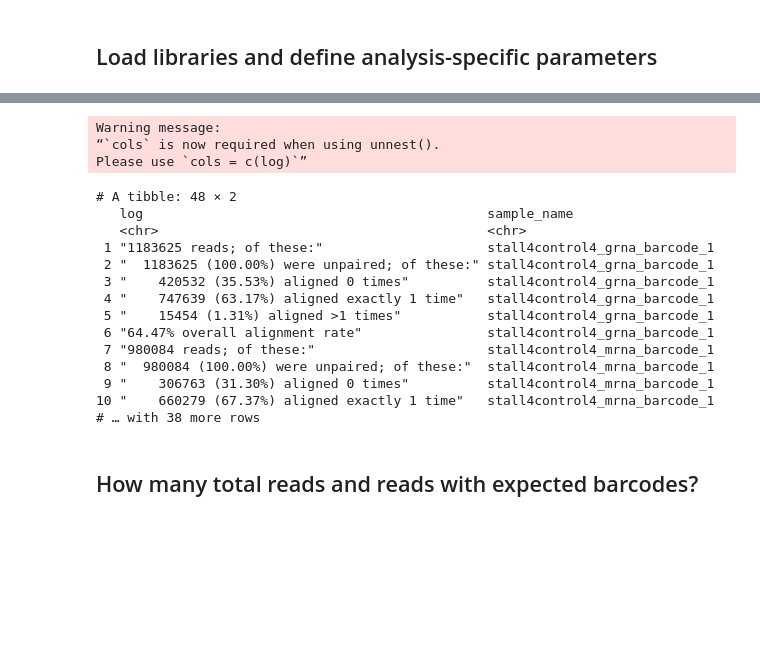
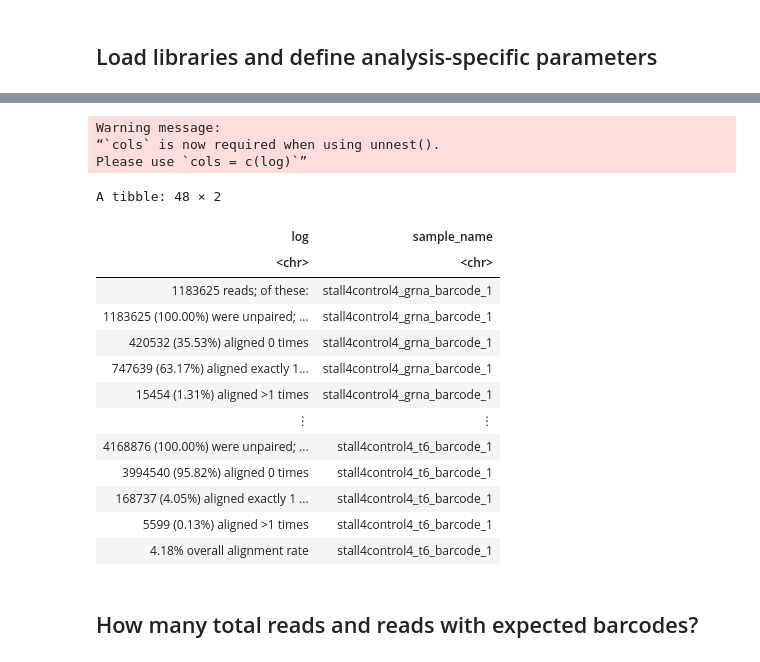
Before and after one commit to rasilab/burke_2022, a Jupyter notebook: analysis/barcode_seq/pool4_mrna/scripts/plot_alignment_statistics.ipynb, the cells around one changed output, grey strips where cells are left out. Drawn from its saved outputs; the diff is of its cells as text; code cells hidden in the pictures; blank space fills up the shorter version.

```diff
--- a/analysis/barcode_seq/pool4_mrna/scripts/plot_alignment_statistics.ipynb
+++ b/analysis/barcode_seq/pool4_mrna/scripts/plot_alignment_statistics.ipynb
@@ -12,29 +16,30 @@ suppressMessages(library(rasilabRtemplates))
 # %%
 align_log <- list.files("../data/alignments/", pattern = "*.log", full.names = T) %>%
   enframe("sno", "file") %>%
   mutate(log = map(file, readLines)) %>%
   mutate(sample_name = str_extract(file, "[^/]+(?=.bowtie2.log)")) %>%
   select(-sno, -file) %>%
-  unnest() %>%
-  print()
+  unnest()
+
+align_log
 # %% [output]
 Warning message:
 “`cols` is now required when using unnest().
 Please use `cols = c(log)`”
-# A tibble: 48 × 2
-   log                                            sample_name
-   <chr>                                          <chr>
- 1 "1183625 reads; of these:"                     stall4control4_grna_barcode_1
- 2 "  1183625 (100.00%) were unpaired; of these:" stall4control4_grna_barcode_1
- 3 "    420532 (35.53%) aligned 0 times"          stall4control4_grna_barcode_1
- 4 "    747639 (63.17%) aligned exactly 1 time"   stall4control4_grna_barcode_1
- 5 "    15454 (1.31%) aligned >1 times"           stall4control4_grna_barcode_1
- 6 "64.47% overall alignment rate"                stall4control4_grna_barcode_1
- 7 "980084 reads; of these:"                      stall4control4_mrna_barcode_1
- 8 "  980084 (100.00%) were unpaired; of these:"  stall4control4_mrna_barcode_1
- 9 "    306763 (31.30%) aligned 0 times"          stall4control4_mrna_barcode_1
-10 "    660279 (67.37%) aligned exactly 1 time"   stall4control4_mrna_barcode_1
-# … with 38 more rows
+A tibble: 48 × 2
+| log | sample_name |
+| <chr> | <chr> |
+| 1183625 reads; of these: | stall4control4_grna_barcode_1 |
+| 1183625 (100.00%) were unpaired; ... | stall4control4_grna_barcode_1 |
+| 420532 (35.53%) aligned 0 times | stall4control4_grna_barcode_1 |
+| 747639 (63.17%) aligned exactly 1... | stall4control4_grna_barcode_1 |
+| 15454 (1.31%) aligned >1 times | stall4control4_grna_barcode_1 |
+| ⋮ | ⋮ |
+| 4168876 (100.00%) were unpaired; ... | stall4control4_t6_barcode_1 |
+| 3994540 (95.82%) aligned 0 times | stall4control4_t6_barcode_1 |
+| 168737 (4.05%) aligned exactly 1 ... | stall4control4_t6_barcode_1 |
+| 5599 (0.13%) aligned >1 times | stall4control4_t6_barcode_1 |
+| 4.18% overall alignment rate | stall4control4_t6_barcode_1 |
 # %% [markdown]
 ##  How many total reads and reads with expected barcodes?
 # %%
```
Also changed, not shown: parts of 5 cells of this notebook, 3 other files.
